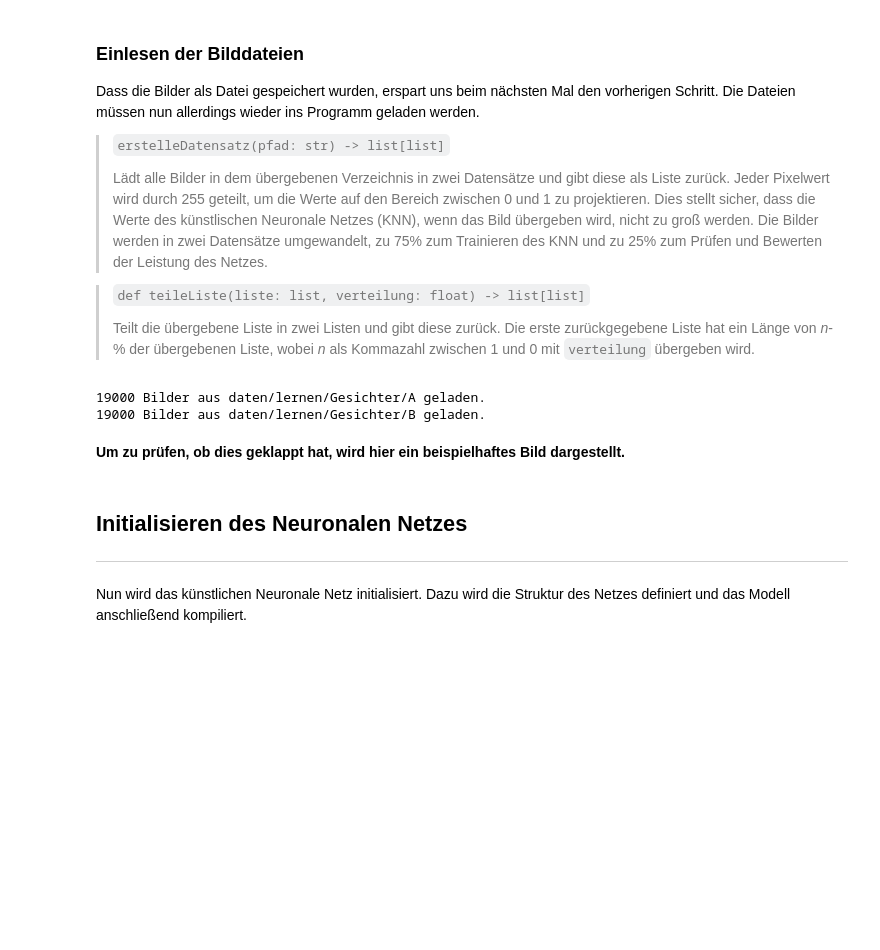
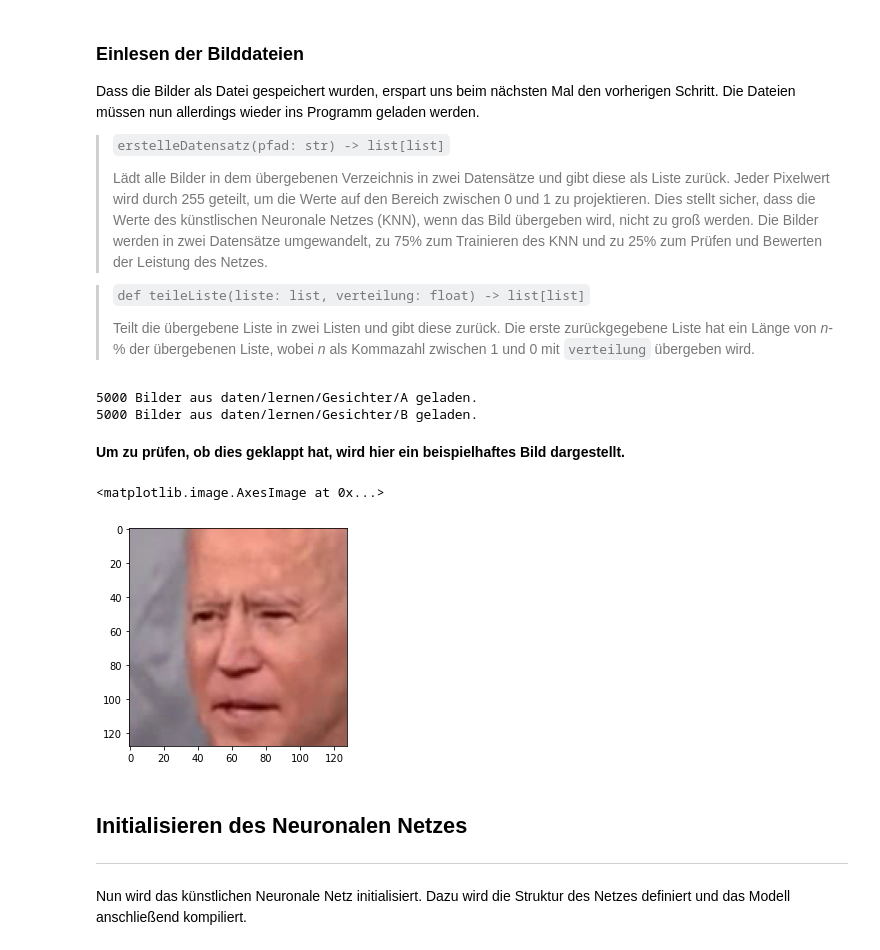
Before and after one commit to eliaskohout/Seminararbeit_Quellcode, a Jupyter notebook: Deepfake.ipynb, the cells around one changed output. Drawn from its saved outputs; the diff is of its cells as text; code cells hidden in the pictures; blank space fills up the shorter version.

```diff
--- a/Deepfake.ipynb
+++ b/Deepfake.ipynb
@@ -63,13 +63,13 @@ import numpy as np
 import cv2
 import os
 
-def erstelleDatensatz(pfad: str, anzahl: int) -> list[list]:
+def erstelleDatensatz(pfad: str, anzahl: int) -> list:
     bilder = []
     for wurzel, ordner, dateien in os.walk(pfad):
         for datei in dateien:
             if datei.split(".")[-1].lower() not in ['png', 'jpg', 'jpeg']: continue
             bild = cv2.imread(os.path.join(wurzel, datei))
-            bild = cv2.pyrDown(bild)
+            #bild = cv2.pyrDown(bild)
             bild = bild.astype('float32')
             bild /= 255.0
             bilder.append(bild)
@@ -82,7 +82,7 @@ def erstelleDatensatz(pfad: str, anzahl: int) -> list[list]:
     print('%d Bilder aus %s geladen.' % (len(bilder), pfad))
     return [bilder_train, bilder_test]
 
-def teileListe(liste: list, verteilung: float) -> list[list]:
+def teileListe(liste: list, verteilung: float) -> list:
     x = int(len(liste)*verteilung)
     return [liste[:x], liste[x:]]
 
@@ -96,21 +96,24 @@ def verzerren(bild: list, staerke: int):
     bild_verzerrt = bild_verzerrt[staerke:hoehe-staerke, staerke:breite-staerke]
     return cv2.resize(bild_verzerrt, (breite, hoehe))
 
-datensatz_gesichter_A_train, datensatz_gesichter_A_test = erstelleDatensatz('daten/lernen/Gesichter/A', 19000)
+datensatz_gesichter_A_train, datensatz_gesichter_A_test = erstelleDatensatz('daten/lernen/Gesichter/A', 5000)
 NAME_AUTOENCODER_A = 'Biden'
 
-datensatz_gesichter_B_train, datensatz_gesichter_B_test = erstelleDatensatz('daten/lernen/Gesichter/B', 19000)
-NAME_AUTOENCODER_B = 'Norris'
+datensatz_gesichter_B_train, datensatz_gesichter_B_test = erstelleDatensatz('daten/lernen/Gesichter/B', 5000)
+NAME_AUTOENCODER_B = 'Trump'
 # %% [output]
-19000 Bilder aus daten/lernen/Gesichter/A geladen.
-19000 Bilder aus daten/lernen/Gesichter/B geladen.
+5000 Bilder aus daten/lernen/Gesichter/A geladen.
+5000 Bilder aus daten/lernen/Gesichter/B geladen.
 # %% [markdown]
 **Um zu prüfen, ob dies geklappt hat, wird hier ein beispielhaftes Bild dargestellt.**
 # %%
 from matplotlib.pyplot import imshow
 %matplotlib inline
 
-imshow(cv2.cvtColor(datensatz_gesichter_B_test[6], cv2.COLOR_BGR2RGB))
+imshow(cv2.cvtColor(datensatz_gesichter_A_test[6], cv2.COLOR_BGR2RGB))
+# %% [output]
+<matplotlib.image.AxesImage at 0x...>
+[figure, added]
 # %% [markdown]
 ## Initialisieren des Neuronalen Netzes
 ***
```
Also changed, not shown: parts of 6 cells of this notebook, 6 other files.
